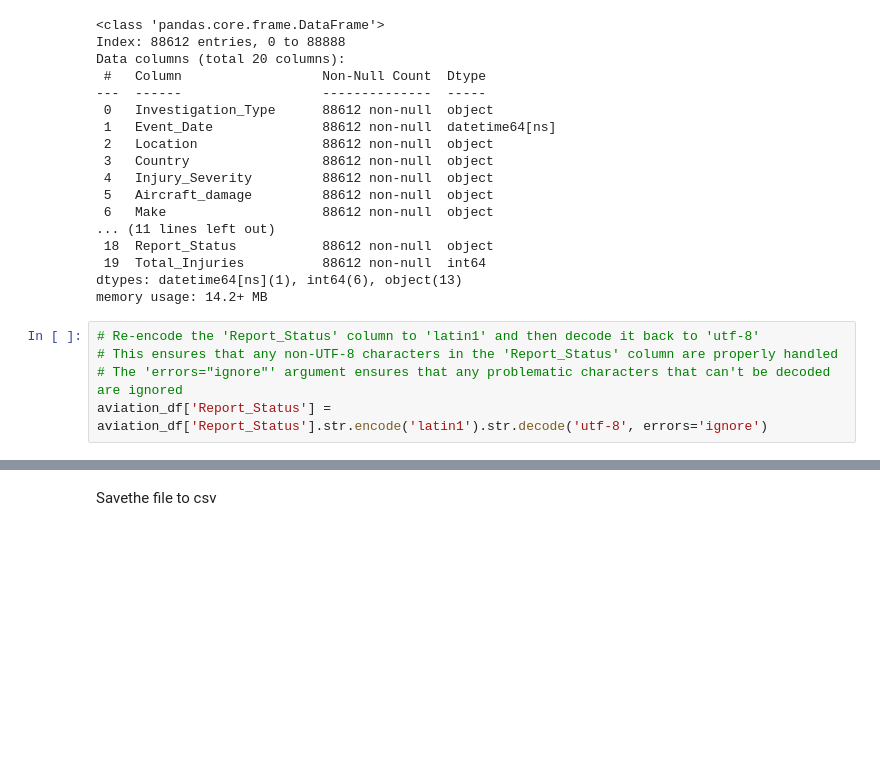
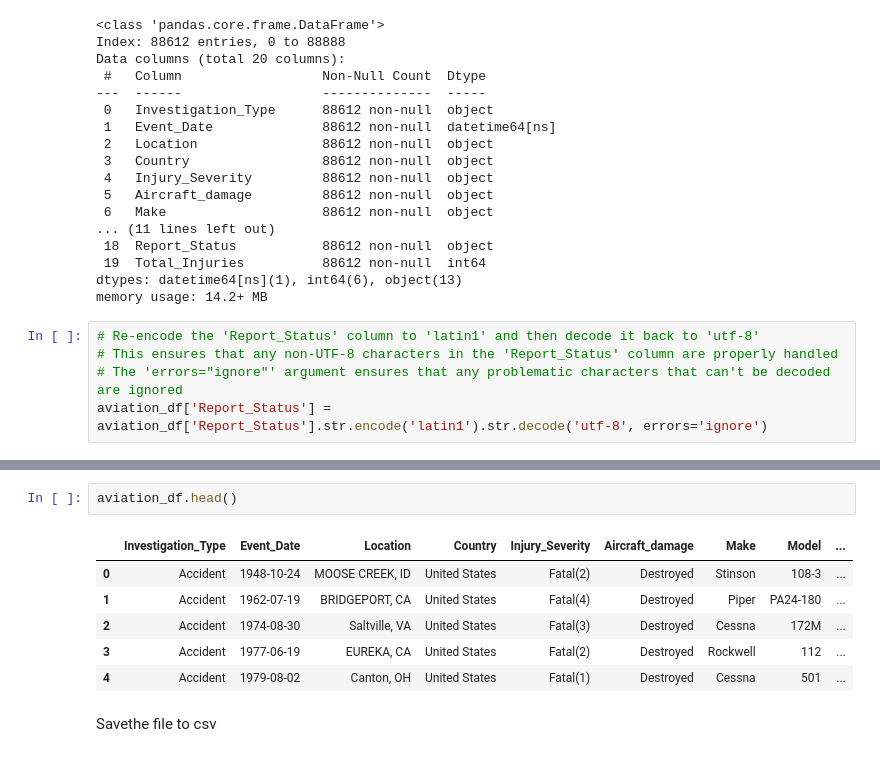
Before and after one commit to blexolonde/dsc-phase-1-project-v3, a Jupyter notebook: student.ipynb, the cells around one changed output, grey strips where cells are left out. Cells and saved outputs as stored; diff of their text form; blank space fills up the shorter version.

Commit message:
Ready for tableau and analysis

```diff
--- a/student.ipynb
+++ b/student.ipynb
@@ -749,3 +760,12 @@ common_models = model_counts[model_counts >= 10].index  # threshold can be adjus
+# %%
+aviation_df.head()
+# %% [output]
+|  | Investigation_Type | Event_Date | Location | Country | Injury_Severity | Aircraft_damage | Make | Model | ... |
+| 0 | Accident | 1948-10-24 | MOOSE CREEK, ID | United States | Fatal(2) | Destroyed | Stinson | 108-3 | ... |
+| 1 | Accident | 1962-07-19 | BRIDGEPORT, CA | United States | Fatal(4) | Destroyed | Piper | PA24-180 | ... |
+| 2 | Accident | 1974-08-30 | Saltville, VA | United States | Fatal(3) | Destroyed | Cessna | 172M | ... |
+| 3 | Accident | 1977-06-19 | EUREKA, CA | United States | Fatal(2) | Destroyed | Rockwell | 112 | ... |
+| 4 | Accident | 1979-08-02 | Canton, OH | United States | Fatal(1) | Destroyed | Cessna | 501 | ... |
 # %% [markdown]
 Savethe file to csv
 # %%
```
Also changed, not shown: parts of 7 cells of this notebook.
